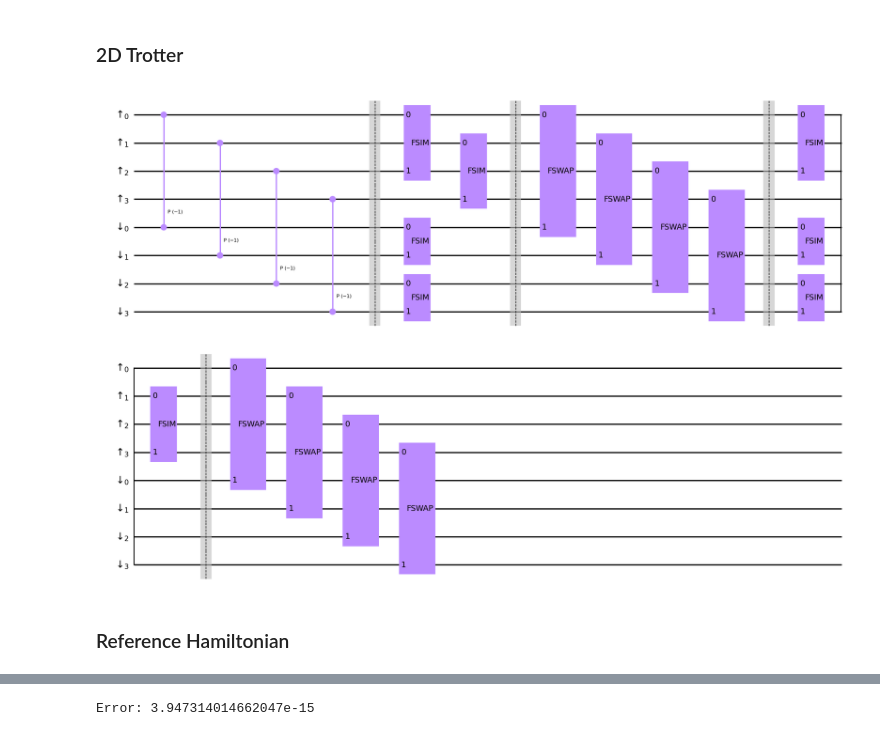
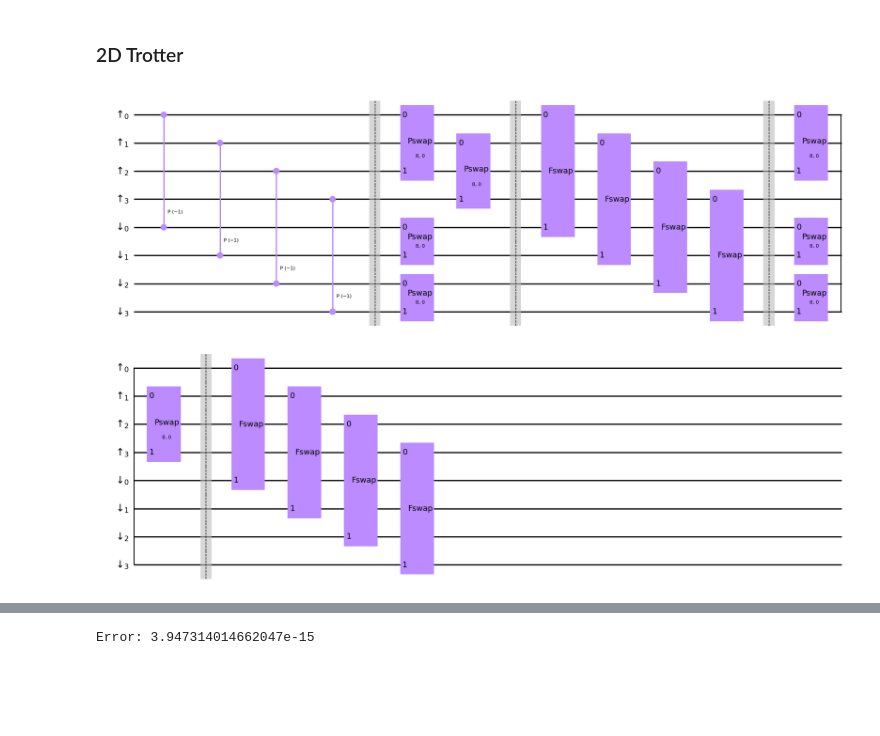
Before and after one commit to thilomueller/QETU, a Jupyter notebook: 2x2_lattice.ipynb, the cells around one changed output, grey strips where cells are left out. Saved outputs shown, nothing was run; the diff lists cells and outputs as text; code cells hidden in the pictures; blank space fills up the shorter version.

```diff
--- a/2x2_lattice.ipynb
+++ b/2x2_lattice.ipynb
@@ -40,10 +67,5 @@ num_sites = Nx*Ny
 # %%
-#spin_up = QuantumRegister(num_sites, '↑')
-#spin_down = QuantumRegister(num_sites, '↓')
-#aux = QuantumRegister(1, "aux")
-#circuit = QuantumCircuit(aux, spin_up, spin_down)
-
 spin_up = QuantumRegister(num_sites, '↑')
 spin_down = QuantumRegister(num_sites, '↓')
 aux = QuantumRegister(1, "aux")
-circuit = QuantumCircuit(spin_up, spin_down)
+trotter_circuit = QuantumCircuit(spin_up, spin_down)
@@ -55,49 +73,42 @@ delta_t = 1
 # onsite interaction
 lam = -u*delta_t
 for i in range(num_sites):
-    circuit.cp(lam, spin_up[i], spin_down[i])
+    trotter_circuit.cp(lam, spin_up[i], spin_down[i])
 
 
-circuit.barrier(spin_up, spin_down)
+trotter_circuit.barrier(spin_up, spin_down)
 
 
-theta = -2*t
-beta = 0
+theta = 8*t*delta_t
+eta = 0
 hoppings = [(spin_up[0], spin_up[2]), (spin_up[1], spin_up[3]), (spin_down[0], spin_down[1]), (spin_down[2], spin_down[3])]
 for hop in hoppings:
-    #circuit.append(XXPlusYYGate(theta, beta), hop)
-    gate1, gate2 = hop
-    circuit.append(fSIM, [gate1, gate2])
+    trotter_circuit.append(ParamISwap(theta, eta), hop)
 
-circuit.barrier(spin_up, spin_down)
+trotter_circuit.barrier(spin_up, spin_down)
 
 swaps = [(spin_up[0], spin_down[0]), (spin_up[1], spin_down[1]), (spin_up[2], spin_down[2]), (spin_up[3], spin_down[3])]
 for swap in swaps:
-    gate1, gate2 = swap
-    #circuit.iswap(gate1, gate2)
-    circuit.append(fSWAP, [gate1, gate2])
+    trotter_circuit.append(fSwap(), swap)
 
 
-circuit.barrier(spin_up, spin_down)
+trotter_circuit.barrier(spin_up, spin_down)
 
-theta = -2*t
-beta = 0
+
+theta = 8*t*delta_t
+eta = 0
 hoppings = [(spin_up[0], spin_up[2]), (spin_up[1], spin_up[3]), (spin_down[0], spin_down[1]), (spin_down[2], spin_down[3])]
 for hop in hoppings:
-    #circuit.append(XXPlusYYGate(theta, beta), hop)
-    gate1, gate2 = hop
-    circuit.append(fSIM, [gate1, gate2])
+    trotter_circuit.append(ParamISwap(theta, eta), hop)
 
-circuit.barrier(spin_up, spin_down)
+trotter_circuit.barrier(spin_up, spin_down)
 
 # swap back
 swaps = [(spin_up[0], spin_down[0]), (spin_up[1], spin_down[1]), (spin_up[2], spin_down[2]), (spin_up[3], spin_down[3])]
 for swap in swaps:
-    gate1, gate2 = swap
-    #circuit.iswap(gate1, gate2)
-    circuit.append(fSWAP, [gate1, gate2])
+    trotter_circuit.append(fSwap(), swap)
 # %%
-circuit.draw("mpl")
+trotter_circuit.draw("mpl")
 # %% [output]
-[figure, old version]
+[figure, new version]
 # %%
@@ -105,2 +115,0 @@ approach = circuit2matrix(circuit, keep_qiskit_ordering=False)
-# %% [markdown]
-### Reference Hamiltonian
```
Also changed, not shown: parts of 18 cells of this notebook.
